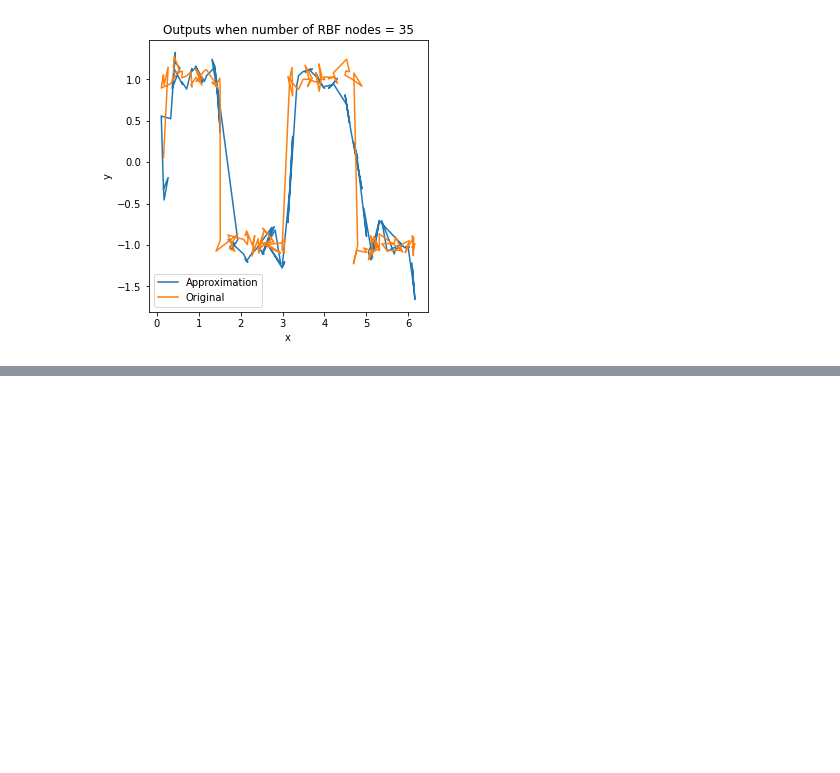
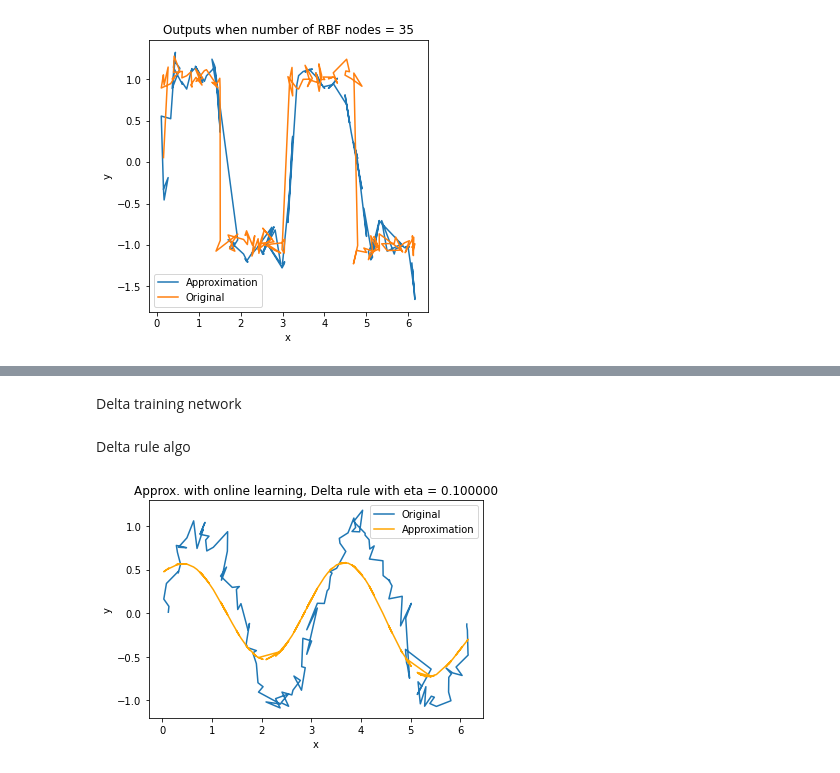
Before and after one commit to NiravSurajlal/KTH-Work, a Jupyter notebook: DD2437HT201 (ANN)/Assignment2/Assignment2.ipynb, the cells around one changed output, grey strips where cells are left out. Saved outputs shown, nothing was run; the diff lists cells and outputs as text; code cells hidden in the pictures; blank space fills up the shorter version.

Commit message:
added delta learning rule

```diff
--- a/DD2437HT201 (ANN)/Assignment2/Assignment2.ipynb
+++ b/DD2437HT201 (ANN)/Assignment2/Assignment2.ipynb
@@ -55,12 +55,15 @@ square_test_targets = column_vec(square_test_targets)
 Define RBF Network
 # %%
 class RBF_Network:
-    def __init__(self, num_nodes, epochs, variances, patterns, targets, hidden_weights, test_patterns, test_targets, cl_number=False, add_noise=False):
+    def __init__(self, num_nodes, epochs, variances, patterns, targets, hidden_weights, test_patterns, test_targets, cl_number=False, add_noise=False, online_learning=False, eta=0.1):
         self.num_nodes = num_nodes
         self.epochs = epochs
         self.variances = variances
         self.patterns = patterns
         self.targets = targets
+
+        self.online_learning = online_learning
+        self.eta = eta
 
         self.test_patterns = test_patterns
         self.test_targets = test_targets
@@ -91,11 +94,8 @@ class RBF_Network:
             noise = np.reshape(np.random.normal(0,0.1,len(self.test_targets)), (-1,1))
             self.test_targets = self.test_targets + noise
 
-
-
     def train_network(self):
         """ For ea epoch, go through ea sample, which passes through each node to produce an output. """
-
         for e in range(0, self.epochs):
             for x in self.patterns:
                 output = []
@@ -118,6 +118,7 @@ class RBF_Network:
 
             # reset phi output
             self.phi_of_x = np.reshape(self.mu_vector, (1,-1))
+
 
     def activation_fxn(self, position, variance, x):
         return np.exp( ((-(x-position)**2)) / (2*(variance**2)) )
@@ -218,9 +219,9 @@ test_patterns = x_test
 test_targets = sin_test_targets
 
 # targets = square_targets
-# rbf_network = RBF_Network(num_nodes, epochs, variances, patterns, targets, hidden_weights, test_patterns, test_targets, cl_number)
-# rbf_network.train_network()
-# e1 = rbf_network.validate(_plot=False)
+rbf_network = RBF_Network(num_nodes, epochs, variances, patterns, targets, hidden_weights, test_patterns, test_targets, cl_number)
+rbf_network.train_network()
+e1 = rbf_network.validate(_plot=False)
 # %% [markdown]
 ### Test Nodes vs Sin RBF
 # %%
@@ -495,0 +504,2 @@ Node:  35  Var:  0.5  Error:  0.31219129219902336
+# %% [markdown]
+Delta training network
@@ -495,0 +667,25 @@ Node:  35  Var:  0.5  Error:  0.31219129219902336
+# %% [markdown]
+Delta rule algo
+# %%
+num_nodes = 10
+
+# must always be as many as there are hidden nodes
+variances = [0.5]*num_nodes
+hidden_weights = [0.1]*num_nodes
+eta = 0.1
+
+patterns,targets,test_patterns,test_targets = add_noise(x_training, sin_training_targets, x_test, sin_test_targets)
+
+# def __init__(self, num_nodes, variances, hidden_weights, cl_number=False, add_noise=False, eta=0.1):
+rbf_delta_network = RBF_DeltaNetwork(num_nodes, variances, hidden_weights, cl_number=False, eta=eta)
+
+# loops through the patterns and targets to simulate 'online learning'
+for i in range(0, len(patterns)):
+    rbf_delta_network.train_network(patterns[i], targets[i])
+
+# rbf_delta_network.plot_training_instantaneous_error()
+
+
+rbf_delta_network.validate(test_patterns,test_targets, _plot=True)
+# %% [output]
+[figure, added]
```
Also changed, not shown: parts of 7 cells of this notebook.
